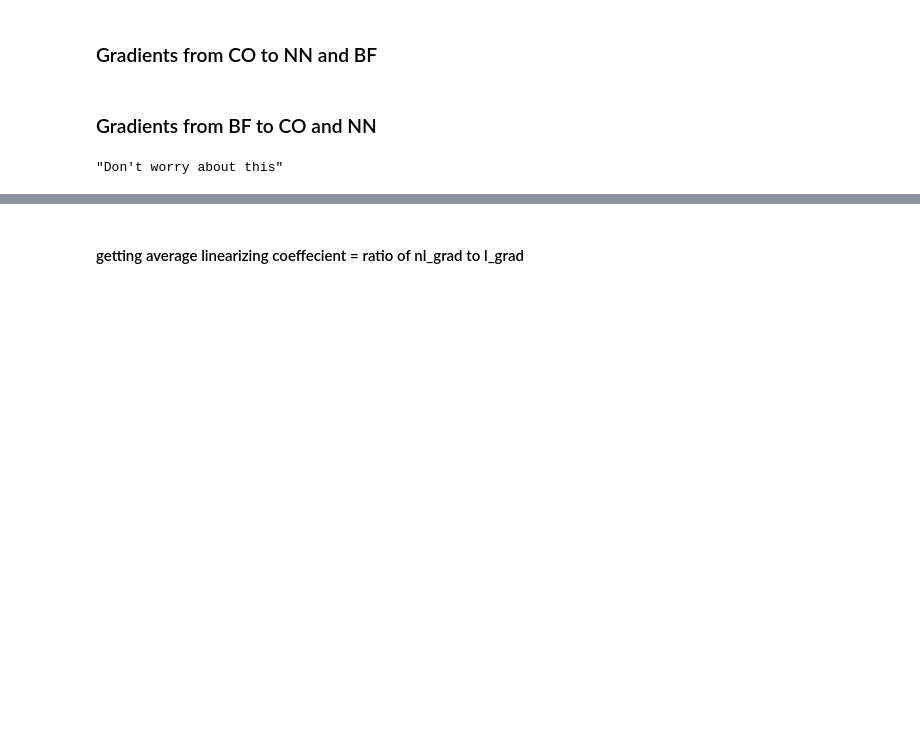
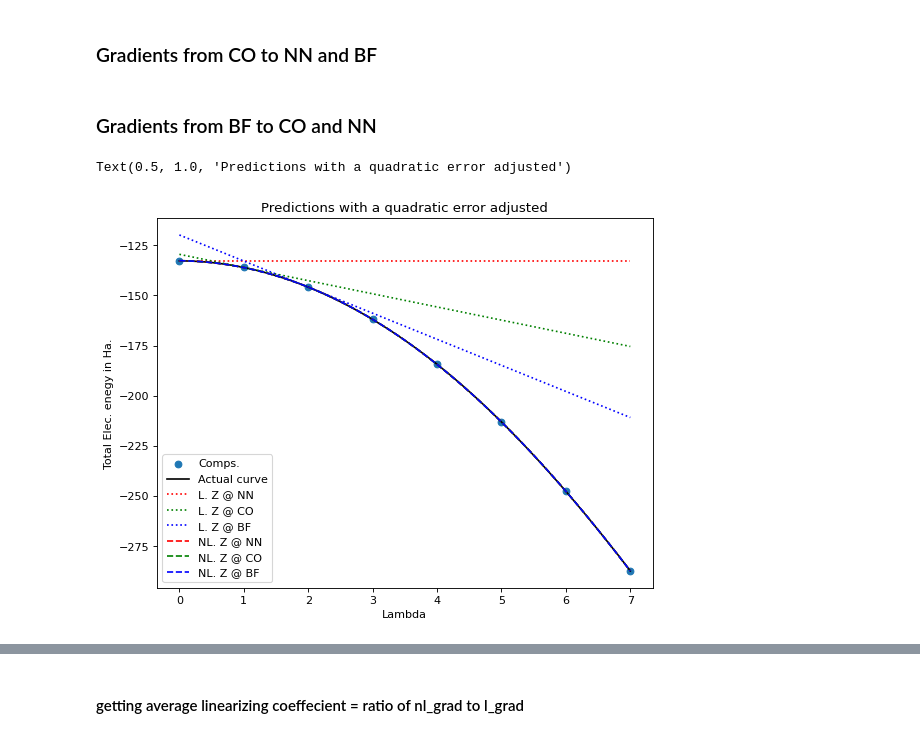
Before and after one commit to meetc1213/QA, a Jupyter notebook: My_code.ipynb, the cells around one changed output, grey strips where cells are left out. Drawn from its saved outputs; the diff is of its cells as text; code cells hidden in the pictures; blank space fills up the shorter version.

```diff
--- a/My_code.ipynb
+++ b/My_code.ipynb
@@ -182,8 +143,7 @@ l_grad_CO_to_BF = round(np.dot(d_Z_lambda(CO,BF,lam), AG_CO),3)
 # Evaluating the linearized energy gradient at lambda = 0
 lam = 0
 
-ap_BF=AP(mol_BF,sites=[0,1])
-AG_BF = AG(mol_BF)
+AG_BF = AG(mf_BF)
 
 # calculating linear and non-linear energy gradients
 nl_grad_BF_to_NN = round(np.dot(Z_diff(BF, NN), AG_BF),3)
@@ -191,20 +151,3 @@ l_grad_BF_to_NN = round(np.dot(d_Z_lambda(BF,NN,lam), AG_BF),3)
 
 nl_grad_BF_to_CO = round(np.dot(Z_diff(BF, CO), AG_BF),3)
 l_grad_BF_to_CO = round(np.dot(d_Z_lambda(BF,CO,lam), AG_BF),3)
-# %%
-'''Don't worry about this'''
-# vals = [NN_CO_int,NN_BF_int, CO_NN_int, CO_BF_int,BF_NN_int,BF_CO_int]
-# keys = ['NN_CO_int','NN_BF_int', 'CO_NN_int', 'CO_BF_int','BF_NN_int','BF_CO_int']
-# lines = dict(zip(keys, vals))
-# actual_points = [e_NN, e_CO, e_BF]
-# x_axis = np.linspace(0,2,21)
-# plt.plot(x_axis,np.array(frac_energies),label='Actual curve')
-# for line in lines:
-#     # plt.scatter(np.linspace(0,2,len(lines[line])),lines[line],label=line)
-#     plt.plot(x_axis,lines[line],'--',label=line)
-
-# plt.legend()
-# plt.ylabel('Total Elec. enegy in Ha.')
-# plt.xlabel('Lambda')
-# %% [output]
-"Don't worry about this"
@@ -210,0 +188,49 @@ l_grad_BF_to_CO = round(np.dot(d_Z_lambda(BF,CO,lam), AG_BF),3)
+# %%
+'''Fititng quartic error'''
+def quart_fit(x, a, b, c,d,e):
+    return a*x**4 + b*x**3 + c*x**2 + d*x + e
+
+quart_err = frac_energies - quad_adjusted_prediction
+popt_NN, pcov_NN = curve_fit(quart_fit, x_axis, quart_err[0],absolute_sigma=True)
+q_fitted_err_NN = np.array(quart_fit(x_axis, *popt_NN))
+
+popt_CO, pcov_CO = curve_fit(quart_fit, x_axis,  quart_err[1],absolute_sigma=True)
+q_fitted_err_CO = np.array(quart_fit(x_axis, *popt_CO))
+
+popt_BF, pcov_BF = curve_fit(quart_fit, x_axis,  quart_err[2],absolute_sigma=True)
+q_fitted_err_BF = np.array(quart_fit(x_axis, *popt_BF))
+
+quart_adjusted_prediction = quad_adjusted_prediction +np.array([q_fitted_err_NN, q_fitted_err_CO, q_fitted_err_BF])
+# %%
+'''Plotting graph for symmetrical alchemical changes'''
+
+# plotting the linearzied Z predictions
+l_vals = np.array([np.array(x) for x in [pre_NN_l,pre_CO_l,pre_BF_l]])
+# quad_vals = vals + np.array([np.zeros(steps + 1),fitted_err_NN,np.zeros(steps + 1),fitted_err_CO,np.zeros(steps + 1),fitted_err_BF])
+# quartic_vals = quad_vals + np.array([np.zeros(steps + 1),q_fitted_err_NN,np.zeros(steps + 1),q_fitted_err_CO,np.zeros(steps + 1),q_fitted_err_BF])
+l_keys = ['L. Z @ NN', 'L. Z @ CO','L. Z @ BF']
+nl_keys = ['NL. Z @ NN','NL. Z @ CO','NL. Z @ BF']
+
+l_lines = dict(zip(l_keys, l_vals))
+nl_lines = dict(zip(nl_keys,quart_adjusted_prediction))
+all_lines = {**l_lines, **nl_lines}
+
+format = ['r:','g:', 'b:','r--','g--', 'b--']
+
+figure(figsize=(8, 6), dpi=80)
+plt.scatter([0,1,2,3,4,5,6,7],[e_NN, e_CO, e_BF, e_BeNe, e_LiNA, e_HeMg, e_HAl, e_Si],label='Comps.')
+plt.plot(x_axis,np.array(frac_energies),'black',label='Actual curve')
+
+i = 0
+for line in all_lines:
+    # plt.scatter(np.linspace(0,2,len(lines[line])),lines[line],label=line)
+    plt.plot(x_axis,all_lines[line],format[i],label=line)
+    i +=1
+plt.legend()
+plt.ylabel('Total Elec. enegy in Ha.')
+plt.xlabel('Lambda')
+plt.title('Predictions with a quadratic error adjusted')
+# plt.savefig('main_curve',orientation='portrait')
+# %% [output]
+Text(0.5, 1.0, 'Predictions with a quadratic error adjusted')
+[figure, added]
```
Also changed, not shown: parts of 26 cells of this notebook, 2 other files.
